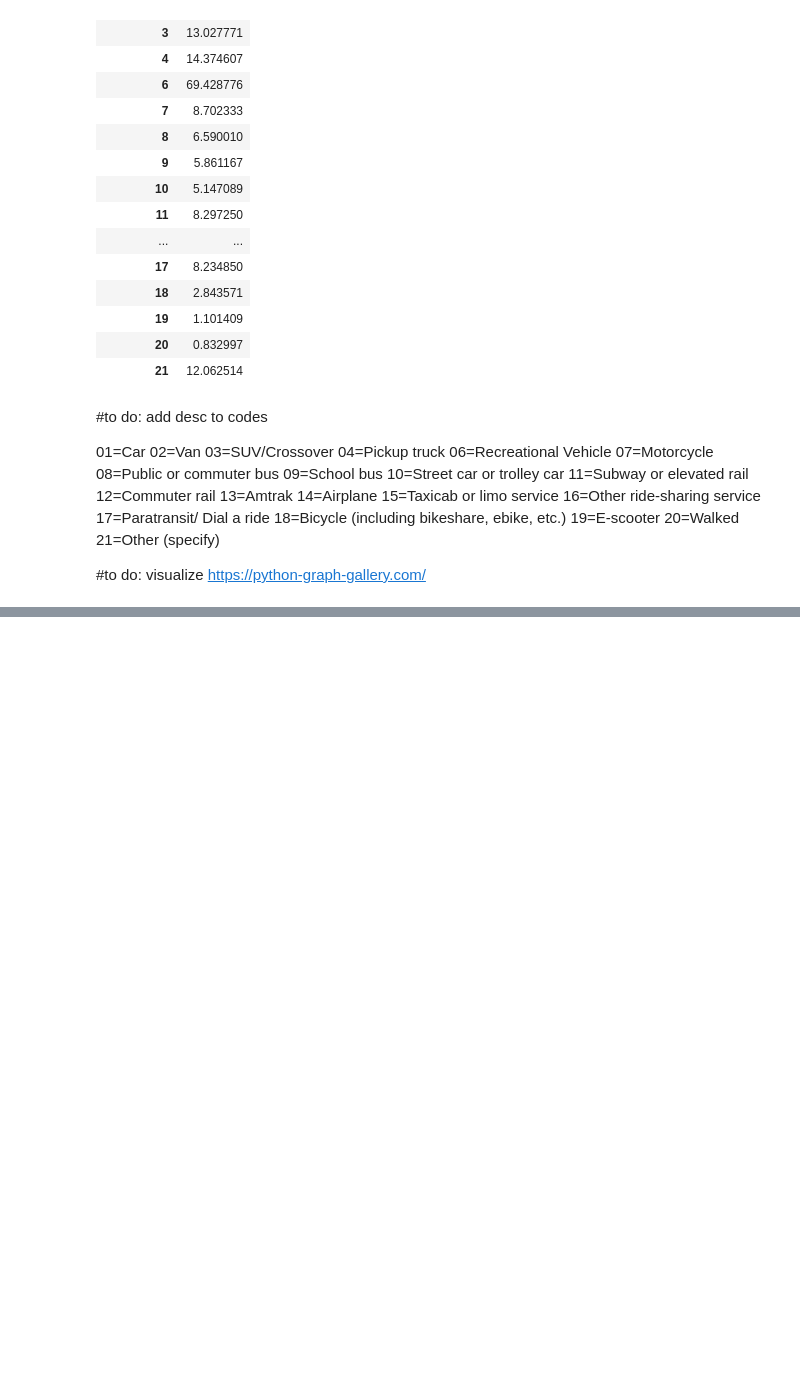
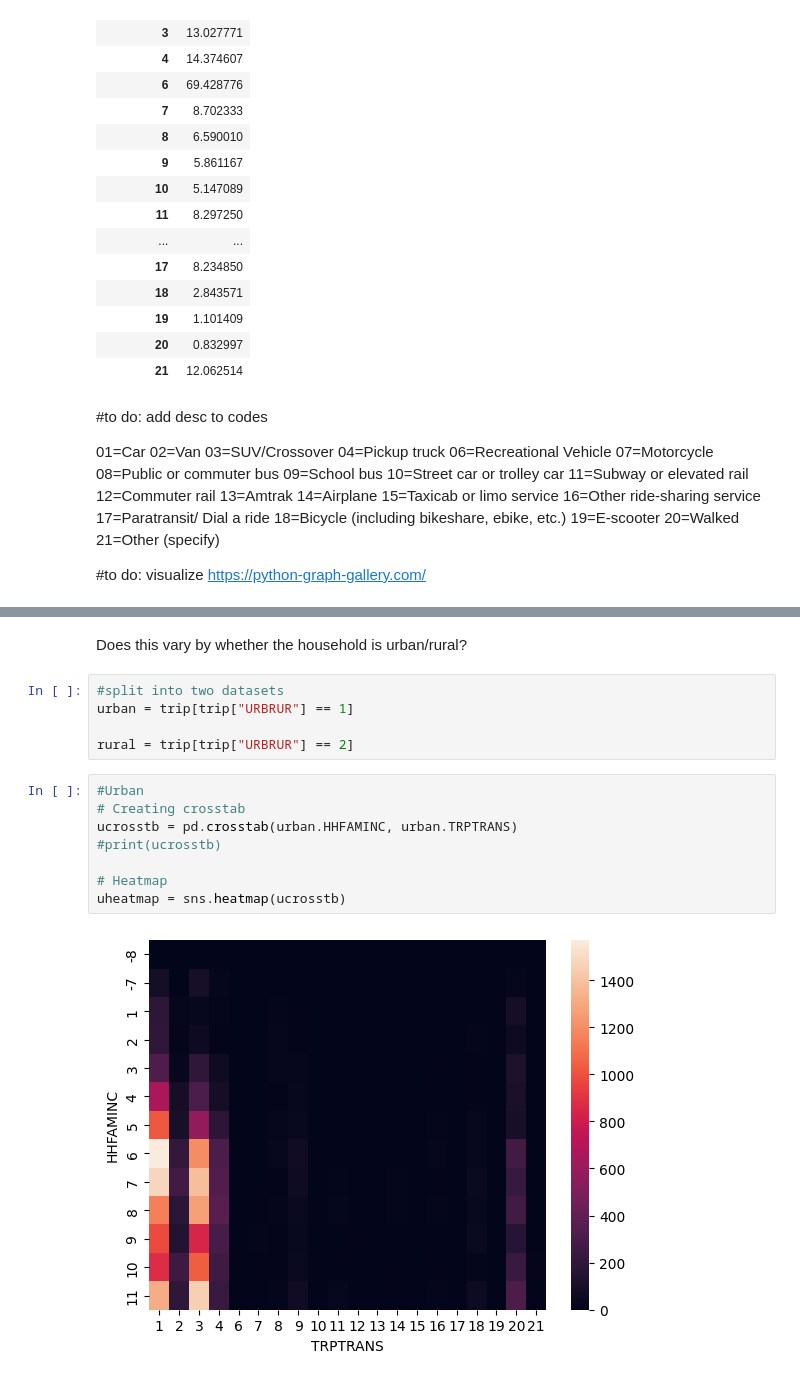
Before and after one commit to Xerconia/Transitlytics, a Jupyter notebook: hisa_eda.ipynb, the cells around one changed output, grey strips where cells are left out. Saved outputs shown, nothing was run; the diff lists cells and outputs as text; blank space fills up the shorter version.

```diff
--- a/hisa_eda.ipynb
+++ b/hisa_eda.ipynb
@@ -186,0 +150,17 @@ heatmap = sns.heatmap(crosstb)
+# %% [markdown]
+Does this vary by whether the household is urban/rural?
+# %%
+#split into two datasets
+urban = trip[trip["URBRUR"] == 1]
+
+rural = trip[trip["URBRUR"] == 2]
+# %%
+#Urban
+# Creating crosstab
+ucrosstb = pd.crosstab(urban.HHFAMINC, urban.TRPTRANS)
+#print(ucrosstb)
+
+# Heatmap
+uheatmap = sns.heatmap(ucrosstb)
+# %% [output]
+[figure, added]
```
Also changed, not shown: parts of 12 cells of this notebook.
